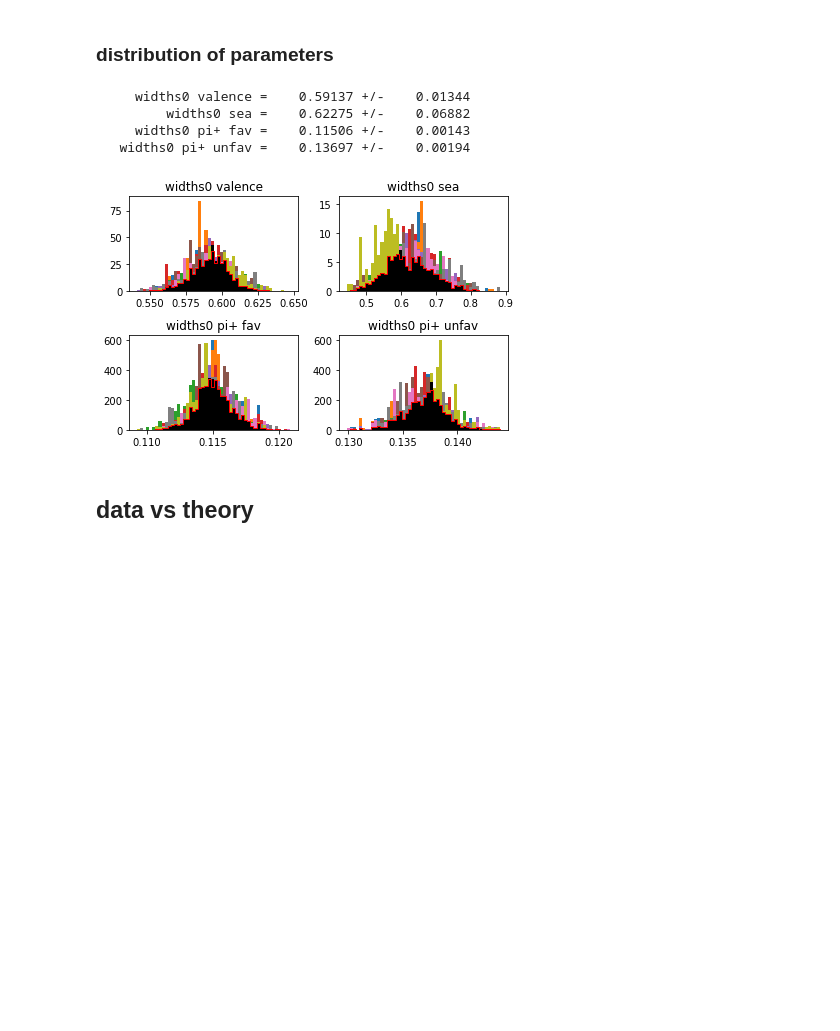
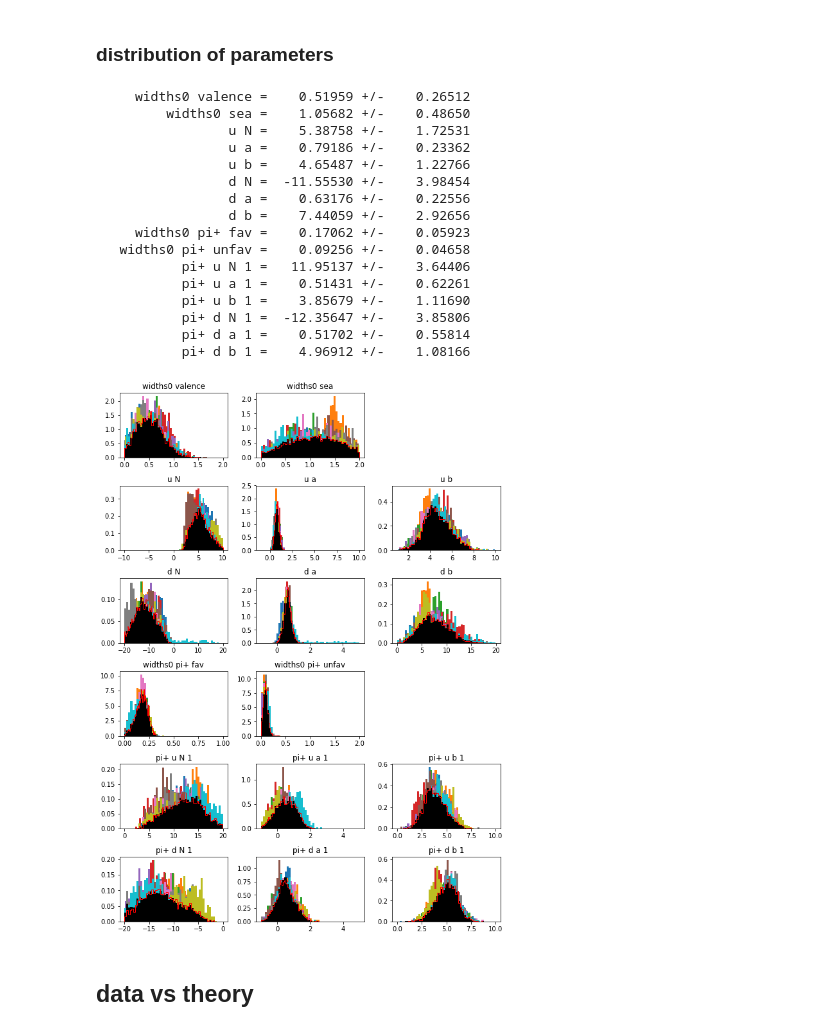
Before and after one commit to zack0179/transfer, a Jupyter notebook: examples/sidis_transversity.ipynb, the cells around one changed output. Cells and saved outputs as stored; diff of their text form; code cells hidden in the pictures; blank space fills up the shorter version.

```diff
--- a/examples/sidis_transversity.ipynb
+++ b/examples/sidis_transversity.ipynb
@@ -161,45 +163,61 @@ weights2=MC['weights2']
 order=MC['order']
 runs=MC['runs']
 
-nrows,ncols=2,2
+nrows,ncols=10,3
 fig = py.figure(figsize=(ncols*3,nrows*2))
 
 def get_idx(key,tag):
     for i in range(len(order)):
         if order[i][1]==key and order[i][2]==tag:
             return i
 
 global cnt
 cnt=0
 def plot(tags):
     global cnt
     for i in range(1,len(tags)):
         cnt+=1
         if tags[i]==None: continue
         idx=get_idx(tags[0],tags[i])
         ax=py.subplot(nrows,ncols,cnt)
         vmin=np.amin(samples2.T[idx])
         vmax=np.amax(samples2.T[idx])
-        R=(vmin,vmax)
+        R=None#(vmin,vmax)
         for k in runs:
             ax.hist(runs[k]['samples'].T[idx],weights=runs[k]['weights'],bins=50,normed=True,range=R)
         ax.hist(samples.T[idx],weights=weights,bins=50,color='k',normed=True,range=R)
         ax.hist(samples2.T[idx],weights=weights2,bins=50,color='r',histtype='step',normed=True,range=R)
         ax.set_title(tags[i])
         mean=np.einsum('i,i',samples2.T[idx],weights2)
         std=np.einsum('i,i',(samples2.T[idx]-mean)**2,weights2)**0.5
         print '%20s = %10.5f +/- %10.5f'%(tags[i],mean,std)
         #ax.set_xlim(vmin,vmax)
     py.tight_layout()
 
-plot(['pdf','widths0 valence','widths0 sea'])
-plot(['ff','widths0 pi+ fav','widths0 pi+ unfav'])
+plot(['transversity','widths0 valence','widths0 sea',None])
+plot(['transversity','u N','u a','u b'])
+plot(['transversity','d N','d a','d b'])
+plot(['collins','widths0 pi+ fav','widths0 pi+ unfav',None])
+plot(['collins','pi+ u N 1','pi+ u a 1','pi+ u b 1'])
+plot(['collins','pi+ d N 1','pi+ d a 1','pi+ d b 1'])
 # %% [output]
-     widths0 valence =    0.59137 +/-    0.01344
-         widths0 sea =    0.62275 +/-    0.06882
-     widths0 pi+ fav =    0.11506 +/-    0.00143
-   widths0 pi+ unfav =    0.13697 +/-    0.00194
+     widths0 valence =    0.51959 +/-    0.26512
+         widths0 sea =    1.05682 +/-    0.48650
+                 u N =    5.38758 +/-    1.72531
+                 u a =    0.79186 +/-    0.23362
+                 u b =    4.65487 +/-    1.22766
+                 d N =  -11.55530 +/-    3.98454
+                 d a =    0.63176 +/-    0.22556
+                 d b =    7.44059 +/-    2.92656
+     widths0 pi+ fav =    0.17062 +/-    0.05923
+   widths0 pi+ unfav =    0.09256 +/-    0.04658
+           pi+ u N 1 =   11.95137 +/-    3.64406
+           pi+ u a 1 =    0.51431 +/-    0.62261
+           pi+ u b 1 =    3.85679 +/-    1.11690
+           pi+ d N 1 =  -12.35647 +/-    3.85806
+           pi+ d a 1 =    0.51702 +/-    0.55814
+           pi+ d b 1 =    4.96912 +/-    1.08166
-[figure, old version]
+[figure, new version]
 # %% [markdown]
 ## data vs theory
 # %%
```
Also changed, not shown: parts of 24 cells of this notebook.
